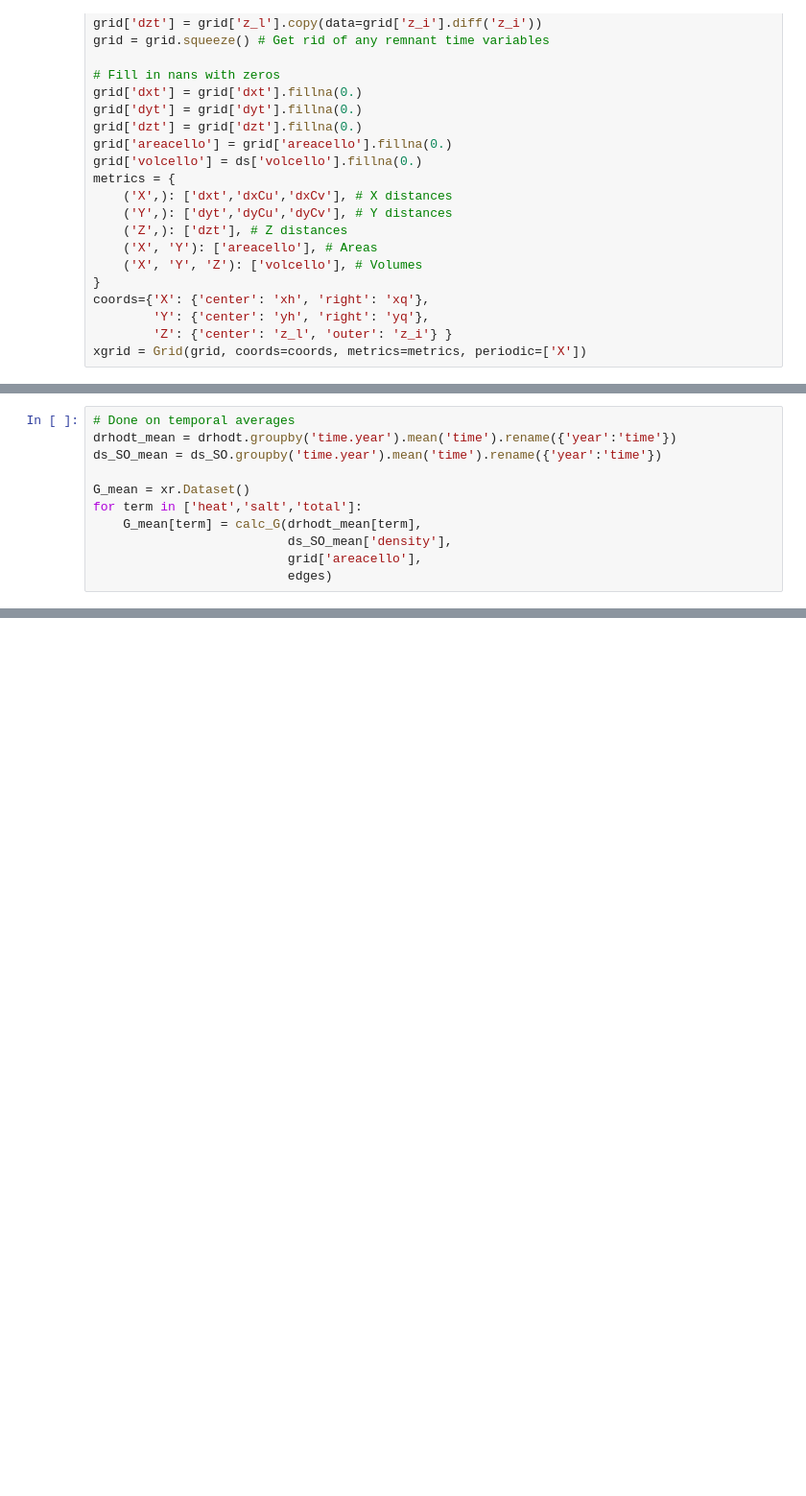
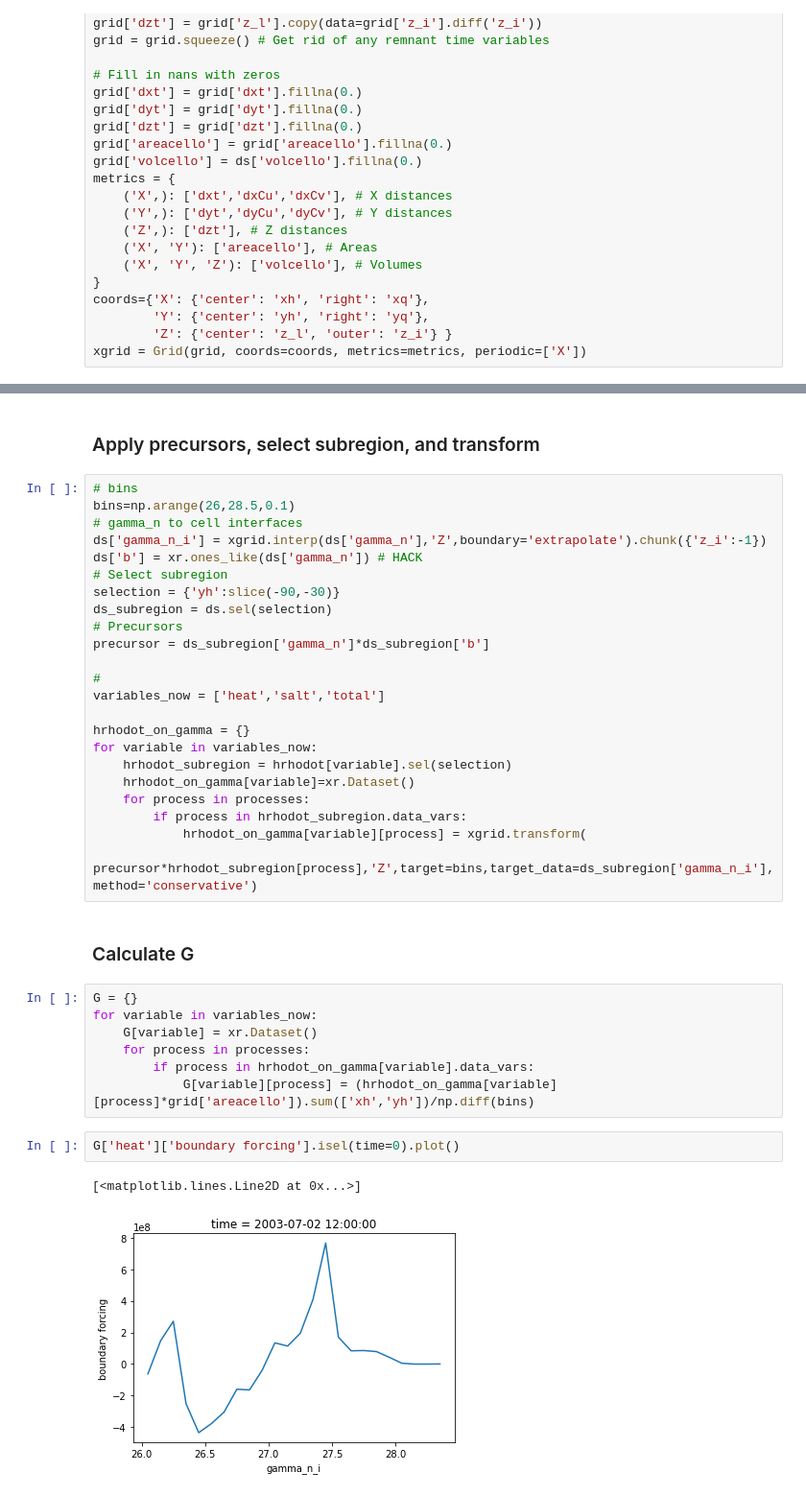
Before and after one commit to gmacgilchrist/so_decadal_variability, a Jupyter notebook: notebooks/so_decadal-variability_OM4-JRA.ipynb, the cells around one changed output, grey strips where cells are left out. Shown at 96% size. Cells and saved outputs as stored; diff of their text form; blank space fills up the shorter version.

```diff
--- a/notebooks/so_decadal-variability_OM4-JRA.ipynb
+++ b/notebooks/so_decadal-variability_OM4-JRA.ipynb
@@ -504,11 +136,0 @@ G['total'].mean('time').plot(color='k')
-# %%
-# Done on temporal averages
-drhodt_mean = drhodt.groupby('time.year').mean('time').rename({'year':'time'})
-ds_SO_mean = ds_SO.groupby('time.year').mean('time').rename({'year':'time'})
-
-G_mean = xr.Dataset()
-for term in ['heat','salt','total']:
-    G_mean[term] = calc_G(drhodt_mean[term],
-                          ds_SO_mean['density'],
-                          grid['areacello'],
-                          edges)
@@ -521,0 +186,39 @@ G_mean['total'].mean('time').plot(color='k')
+# %% [markdown]
+### Apply precursors, select subregion, and transform
+# %%
+# bins
+bins=np.arange(26,28.5,0.1)
+# gamma_n to cell interfaces
+ds['gamma_n_i'] = xgrid.interp(ds['gamma_n'],'Z',boundary='extrapolate').chunk({'z_i':-1})
+ds['b'] = xr.ones_like(ds['gamma_n']) # HACK
+# Select subregion
+selection = {'yh':slice(-90,-30)}
+ds_subregion = ds.sel(selection)
+# Precursors
+precursor = ds_subregion['gamma_n']*ds_subregion['b']
+
+#
+variables_now = ['heat','salt','total']
+
+hrhodot_on_gamma = {}
+for variable in variables_now:
+    hrhodot_subregion = hrhodot[variable].sel(selection)
+    hrhodot_on_gamma[variable]=xr.Dataset()
+    for process in processes:
+        if process in hrhodot_subregion.data_vars:
+            hrhodot_on_gamma[variable][process] = xgrid.transform(
+                precursor*hrhodot_subregion[process],'Z',target=bins,target_data=ds_subregion['gamma_n_i'],method='conservative')
+# %% [markdown]
+### Calculate G
+# %%
+G = {}
+for variable in variables_now:
+    G[variable] = xr.Dataset()
+    for process in processes:
+        if process in hrhodot_on_gamma[variable].data_vars:
+            G[variable][process] = (hrhodot_on_gamma[variable][process]*grid['areacello']).sum(['xh','yh'])/np.diff(bins)
+# %%
+G['heat']['boundary forcing'].isel(time=0).plot()
+# %% [output]
+[<matplotlib.lines.Line2D at 0x...>]
+[figure, added]
```
Also changed, not shown: parts of 55 cells of this notebook, 1 other file.
